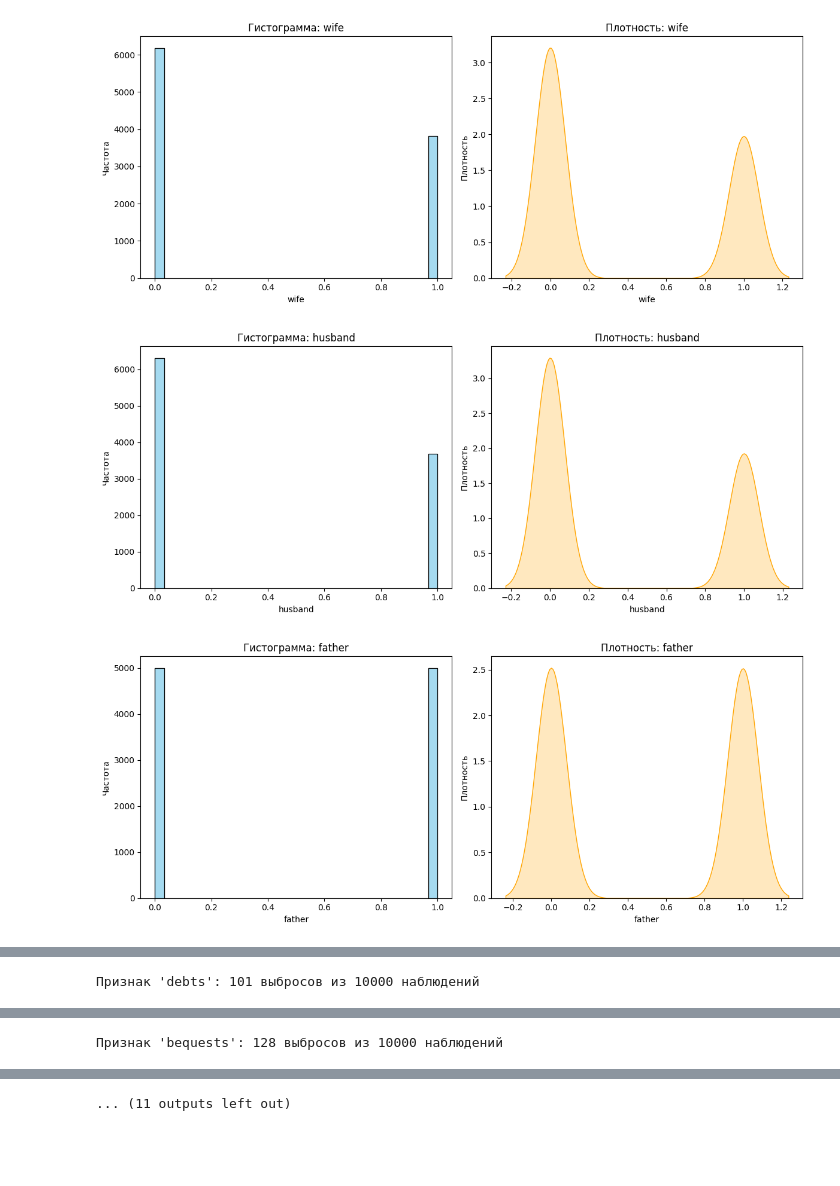
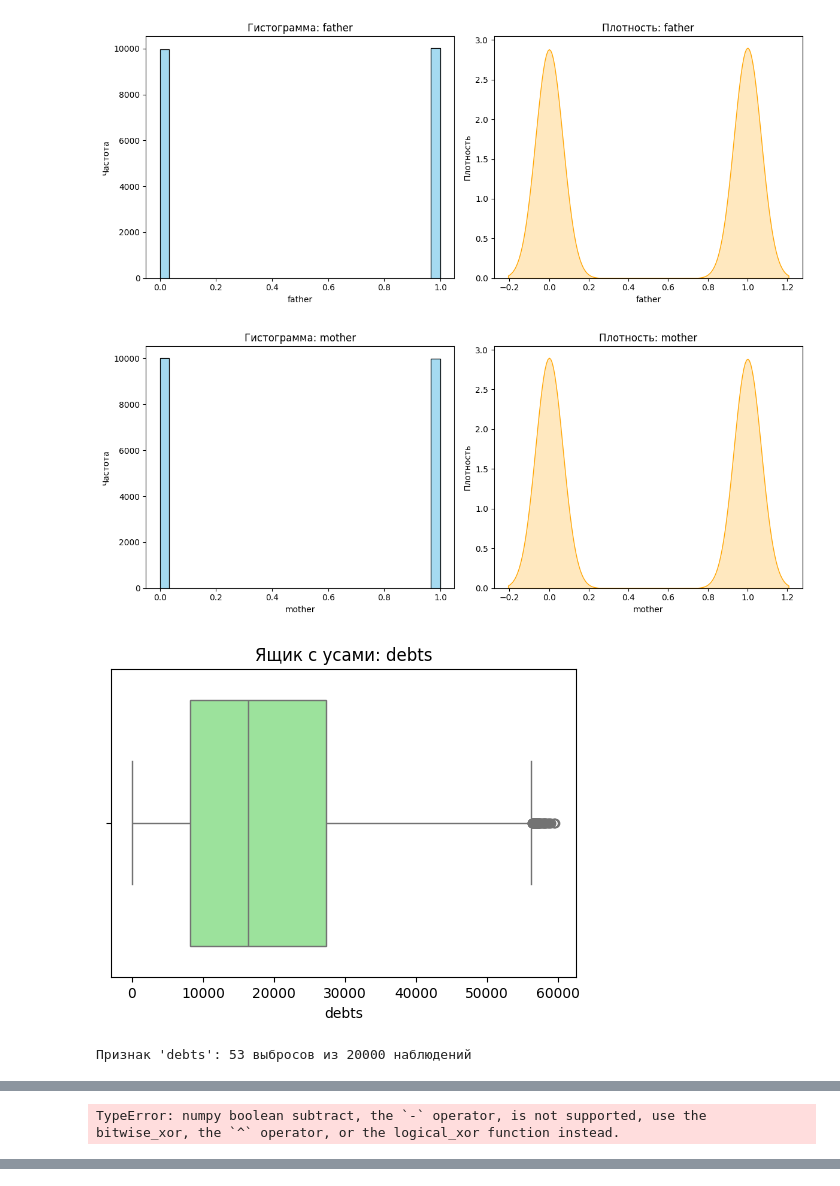
Before and after one commit to Altaieb-Mohammed/lab_2corse, a Jupyter notebook: lab2.ipynb, the cells around one changed output, grey strips where cells are left out. Cells and saved outputs as stored; diff of their text form; code cells hidden in the pictures; blank space fills up the shorter version.

```diff
--- a/lab2.ipynb
+++ b/lab2.ipynb
@@ -12,7 +12,9 @@ warnings.filterwarnings('ignore')
 
 # --- Load Data ---
 
-url = "https://raw.githubusercontent.com/Altaieb-Mohammed/lab_2corse/inheritance_combined.csv"
+url = "https://raw.githubusercontent.com/Altaieb-Mohammed/lab_2corse/master/cleaned_inheritance_dataset.csv"
+
+df = pd.read_csv(url)
 
 print("Первые 5 строк датасета:")
 print(df.head())
@@ -127,3 +129,4 @@ print("- Выбросы в признаках debts, bequests и funeral_expense
-[figure, old version]
+[figure, new version]
-[figure, old version]
+[figure, new version]
-[figure, old version]
+[figure, new version]
+Признак 'debts': 53 выбросов из 20000 наблюдений
@@ -132 +133,0 @@ print("- Выбросы в признаках debts, bequests и funeral_expense
-Признак 'debts': 101 выбросов из 10000 наблюдений
@@ -134 +134 @@ print("- Выбросы в признаках debts, bequests и funeral_expense
-Признак 'bequests': 128 выбросов из 10000 наблюдений
+TypeError: numpy boolean subtract, the `-` operator, is not supported, use the bitwise_xor, the `^` operator, or the logical_xor function instead.
@@ -136 +134,0 @@ print("- Выбросы в признаках debts, bequests и funeral_expense
-... (11 outputs left out)
```
Also changed, not shown: parts of 1 cell of this notebook.
